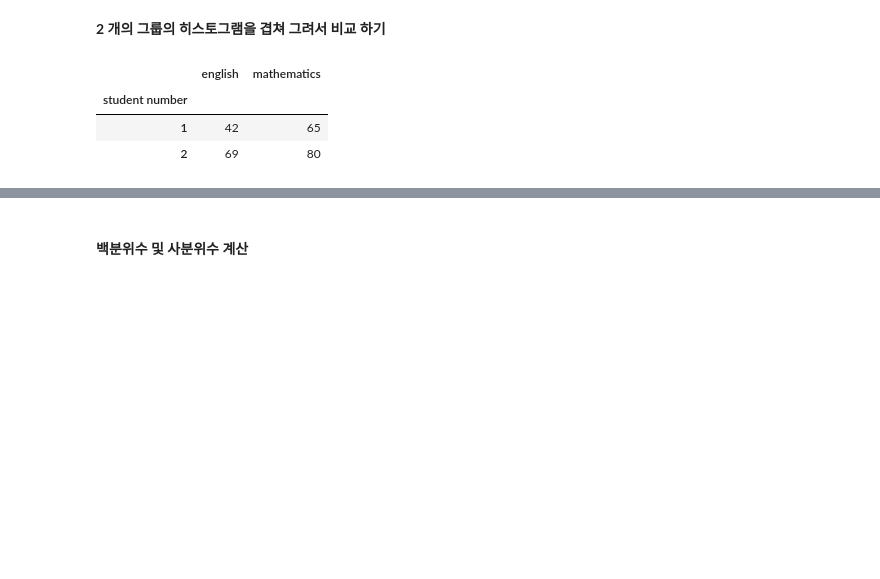
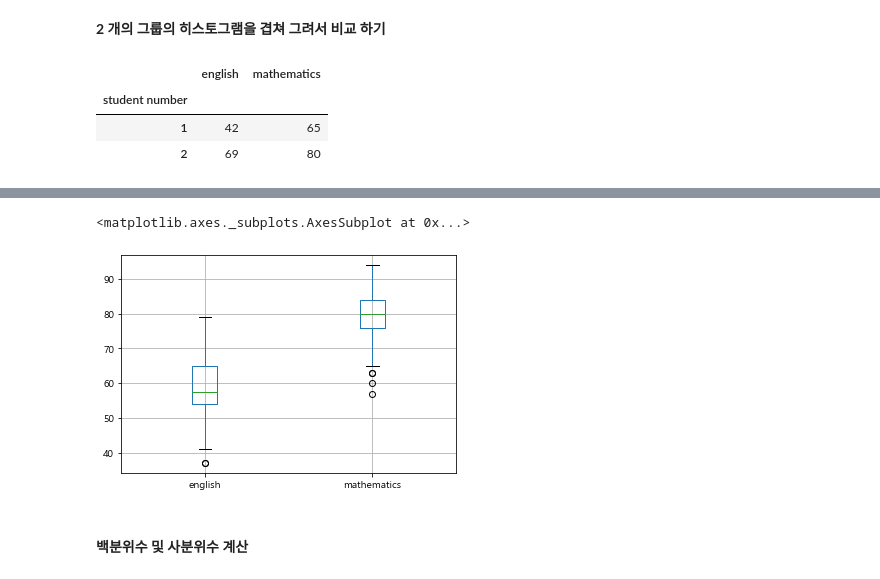
Before and after one commit to seojeon9/MultiCampus, a Jupyter notebook: PythonEx/ch06_통계량/03. 분포 통계량.ipynb, the cells around one changed output, grey strips where cells are left out. Cells and saved outputs as stored; diff of their text form; code cells hidden in the pictures; blank space fills up the shorter version.

```diff
--- a/PythonEx/ch06_통계량/03. 분포 통계량.ipynb
+++ b/PythonEx/ch06_통계량/03. 분포 통계량.ipynb
@@ -276,3 +308,8 @@ df.head(2)
+# %%
+df.boxplot()
+# %% [output]
+<matplotlib.axes._subplots.AxesSubplot at 0x...>
+[figure, added]
 # %% [markdown]
 #### 백분위수 및 사분위수 계산
 # %%
```
Also changed, not shown: parts of 23 cells of this notebook, 7 other files.
